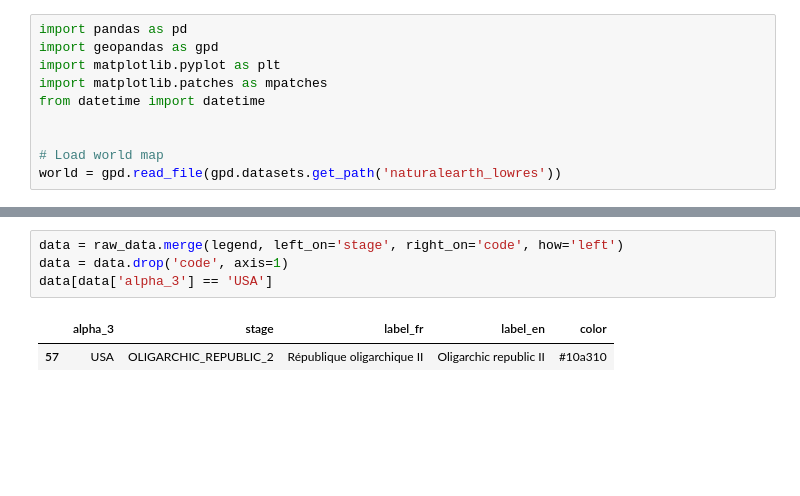
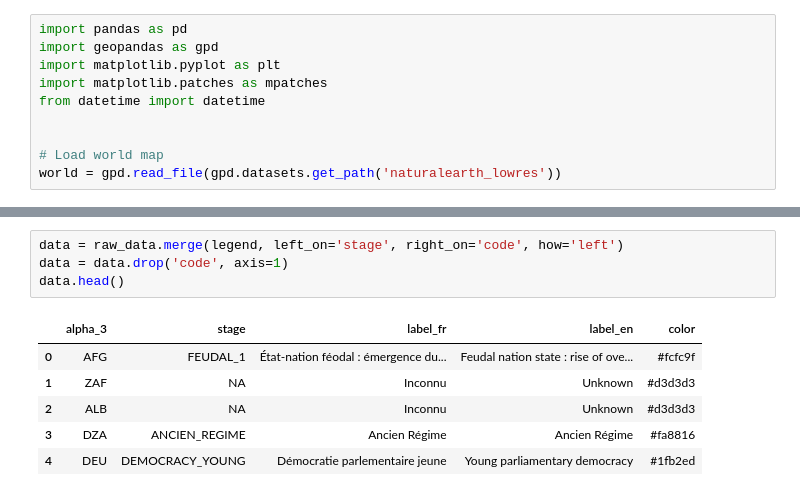
Before and after one commit to historionomy/streamlit, a Jupyter notebook: tests.ipynb, the cells around one changed output, grey strips where cells are left out. Saved outputs shown, nothing was run; the diff lists cells and outputs as text; blank space fills up the shorter version.

```diff
--- a/tests.ipynb
+++ b/tests.ipynb
@@ -36,10 +36,14 @@ legend
 # %%
 data = raw_data.merge(legend, left_on='stage', right_on='code', how='left')
 data = data.drop('code', axis=1)
-data[data['alpha_3'] == 'USA']
+data.head()
 # %% [output]
 |  | alpha_3 | stage | label_fr | label_en | color |
-| 57 | USA | OLIGARCHIC_REPUBLIC_2 | République oligarchique II | Oligarchic republic II | #10a310 |
+| 0 | AFG | FEUDAL_1 | État-nation féodal : émergence du... | Feudal nation state : rise of ove... | #fcfc9f |
+| 1 | ZAF | NA | Inconnu | Unknown | #d3d3d3 |
+| 2 | ALB | NA | Inconnu | Unknown | #d3d3d3 |
+| 3 | DZA | ANCIEN_REGIME | Ancien Régime | Ancien Régime | #fa8816 |
+| 4 | DEU | DEMOCRACY_YOUNG | Démocratie parlementaire jeune | Young parliamentary democracy | #1fb2ed |
 # %%
 # Merge with the countries DataFrame
 world_merged = world.merge(data, left_on='iso_a3', right_on="alpha_3", how='left')
```
Also changed, not shown: parts of 3 cells of this notebook.
